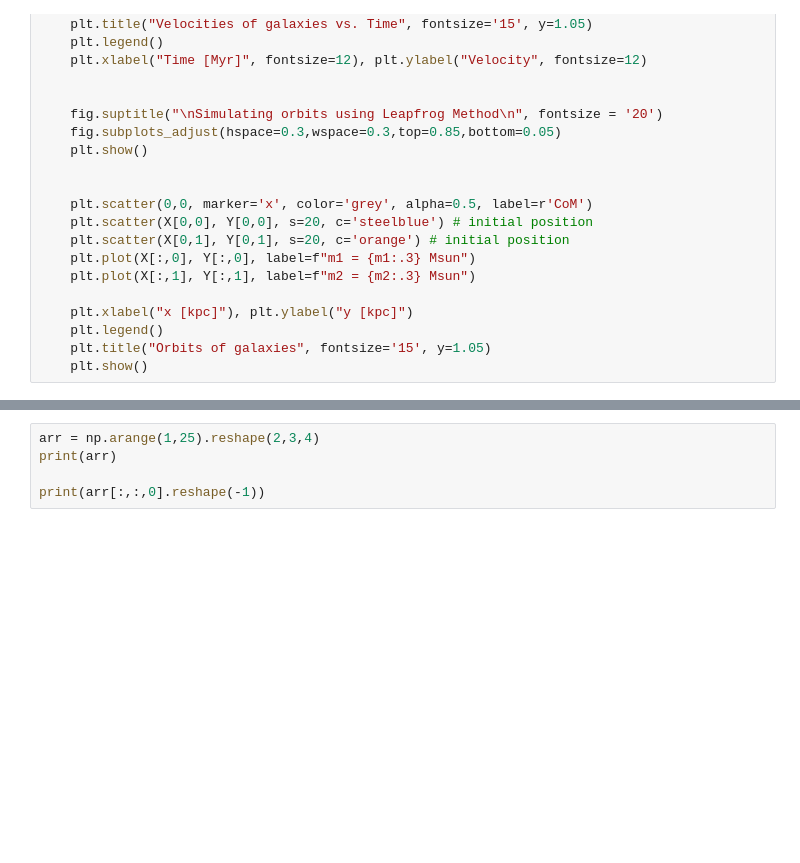
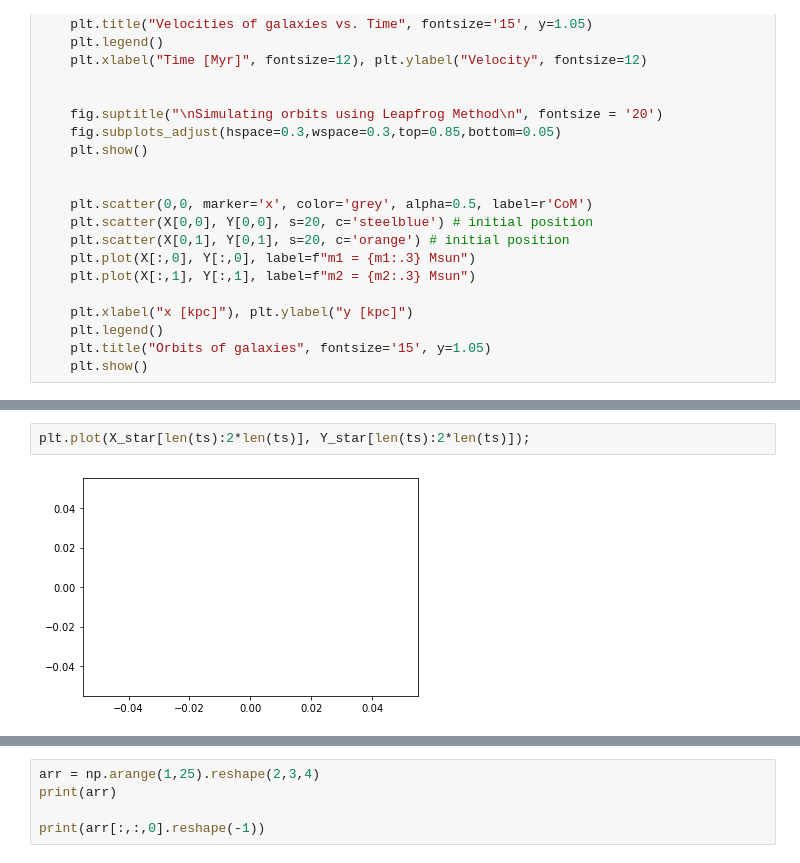
Before and after one commit to q-pratz-chem/Interacting_Galaxies, a Jupyter notebook: three_body.ipynb, the cells around one changed output, grey strips where cells are left out. Cells and saved outputs as stored; diff of their text form; blank space fills up the shorter version.

```diff
--- a/three_body.ipynb
+++ b/three_body.ipynb
@@ -506,3 +532,7 @@ plt.show()
+# %%
+plt.plot(X_star[len(ts):2*len(ts)], Y_star[len(ts):2*len(ts)]);
+# %% [output]
+[figure, added]
 # %%
 n_particles = np.array([12,18,24,30,36])
 idx = 0
```
Also changed, not shown: parts of 11 cells of this notebook.
